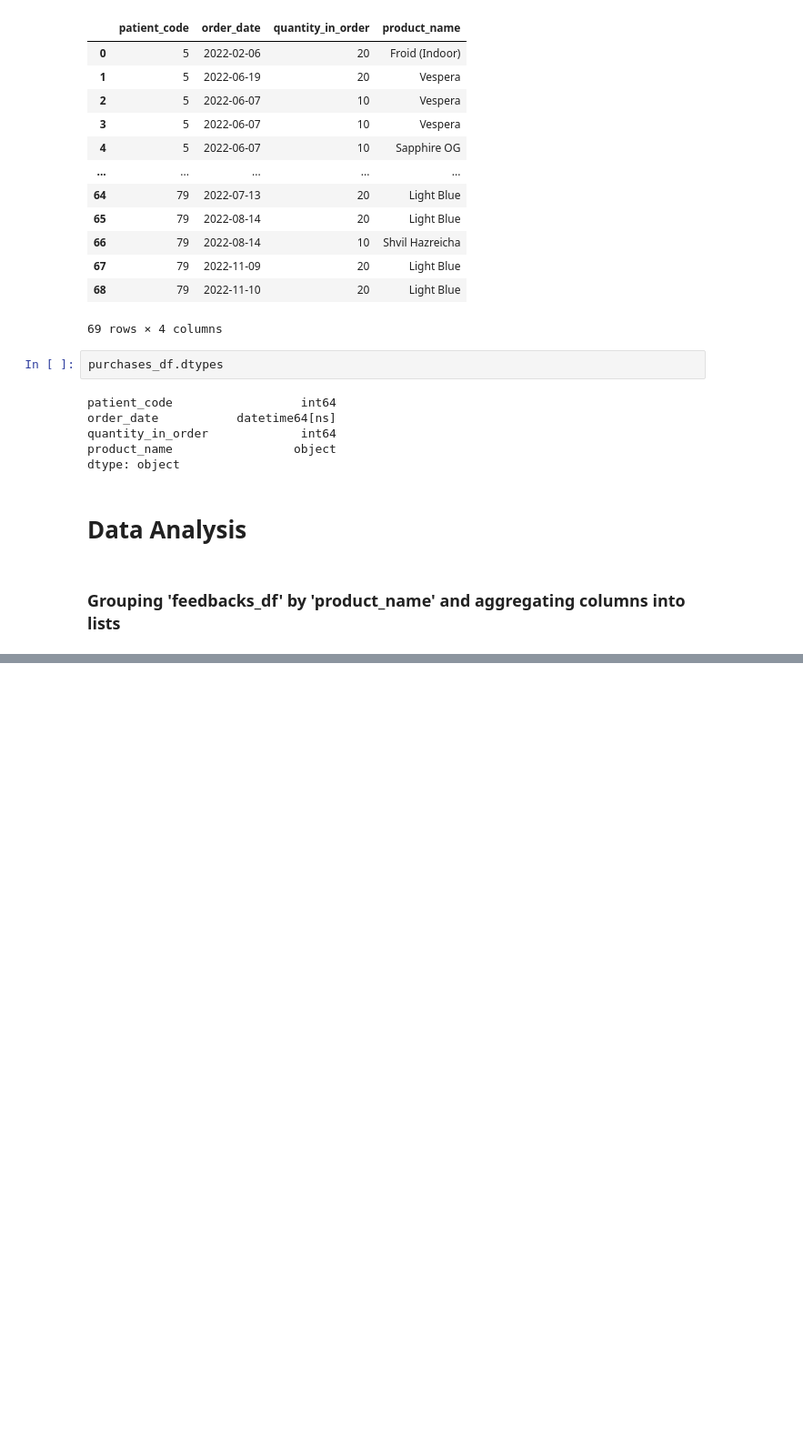
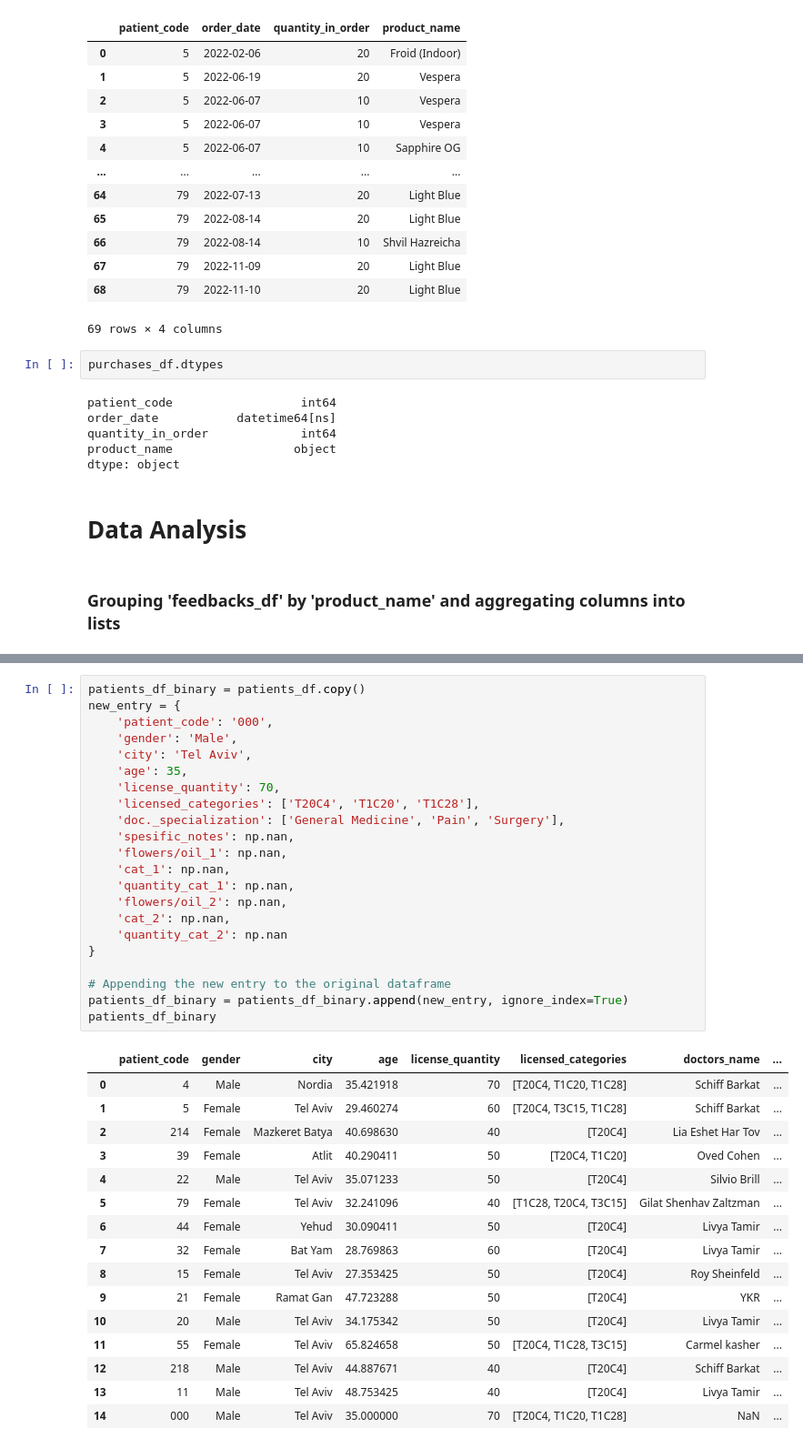
Before and after one commit to yairDivi/cannabis_correlation, a Jupyter notebook: cannabis_analysis.ipynb, the cells around one changed output, grey strips where cells are left out. Shown: that part at 91% size. Drawn from its saved outputs; the diff is of its cells as text; blank space fills up the shorter version.

```diff
--- a/cannabis_analysis.ipynb
+++ b/cannabis_analysis.ipynb
@@ -388,0 +744,39 @@ len(feedbacks_grouped_by_product_df.iloc[26]['effects_felt_when_consuming_the_pr
+# %%
+patients_df_binary = patients_df.copy()
+new_entry = {
+    'patient_code': '000',
+    'gender': 'Male',
+    'city': 'Tel Aviv',
+    'age': 35,
+    'license_quantity': 70,
+    'licensed_categories': ['T20C4', 'T1C20', 'T1C28'],
+    'doc._specialization': ['General Medicine', 'Pain', 'Surgery'],
+    'spesific_notes': np.nan,
+    'flowers/oil_1': np.nan,
+    'cat_1': np.nan,
+    'quantity_cat_1': np.nan,
+    'flowers/oil_2': np.nan,
+    'cat_2': np.nan,
+    'quantity_cat_2': np.nan
+}
+
+# Appending the new entry to the original dataframe
+patients_df_binary = patients_df_binary.append(new_entry, ignore_index=True)
+patients_df_binary
+# %% [output]
+|  | patient_code | gender | city | age | license_quantity | licensed_categories | doctors_name | ... |
+| 0 | 4 | Male | Nordia | 35.421918 | 70 | [T20C4, T1C20, T1C28] | Schiff Barkat | ... |
+| 1 | 5 | Female | Tel Aviv | 29.460274 | 60 | [T20C4, T3C15, T1C28] | Schiff Barkat | ... |
+| 2 | 214 | Female | Mazkeret Batya | 40.698630 | 40 | [T20C4] | Lia Eshet Har Tov | ... |
+| 3 | 39 | Female | Atlit | 40.290411 | 50 | [T20C4, T1C20] | Oved Cohen | ... |
+| 4 | 22 | Male | Tel Aviv | 35.071233 | 50 | [T20C4] | Silvio Brill | ... |
+| 5 | 79 | Female | Tel Aviv | 32.241096 | 40 | [T1C28, T20C4, T3C15] | Gilat Shenhav Zaltzman | ... |
+| 6 | 44 | Female | Yehud | 30.090411 | 50 | [T20C4] | Livya Tamir | ... |
+| 7 | 32 | Female | Bat Yam | 28.769863 | 60 | [T20C4] | Livya Tamir | ... |
+| 8 | 15 | Female | Tel Aviv | 27.353425 | 50 | [T20C4] | Roy Sheinfeld | ... |
+| 9 | 21 | Female | Ramat Gan | 47.723288 | 50 | [T20C4] | YKR | ... |
+| 10 | 20 | Male | Tel Aviv | 34.175342 | 50 | [T20C4] | Livya Tamir | ... |
+| 11 | 55 | Female | Tel Aviv | 65.824658 | 50 | [T20C4, T1C28, T3C15] | Carmel kasher | ... |
+| 12 | 218 | Male | Tel Aviv | 44.887671 | 40 | [T20C4] | Schiff Barkat | ... |
+| 13 | 11 | Male | Tel Aviv | 48.753425 | 40 | [T20C4] | Livya Tamir | ... |
+| 14 | 000 | Male | Tel Aviv | 35.000000 | 70 | [T20C4, T1C20, T1C28] | NaN | ... |
```
Also changed, not shown: parts of 37 cells of this notebook, 1 other file.
